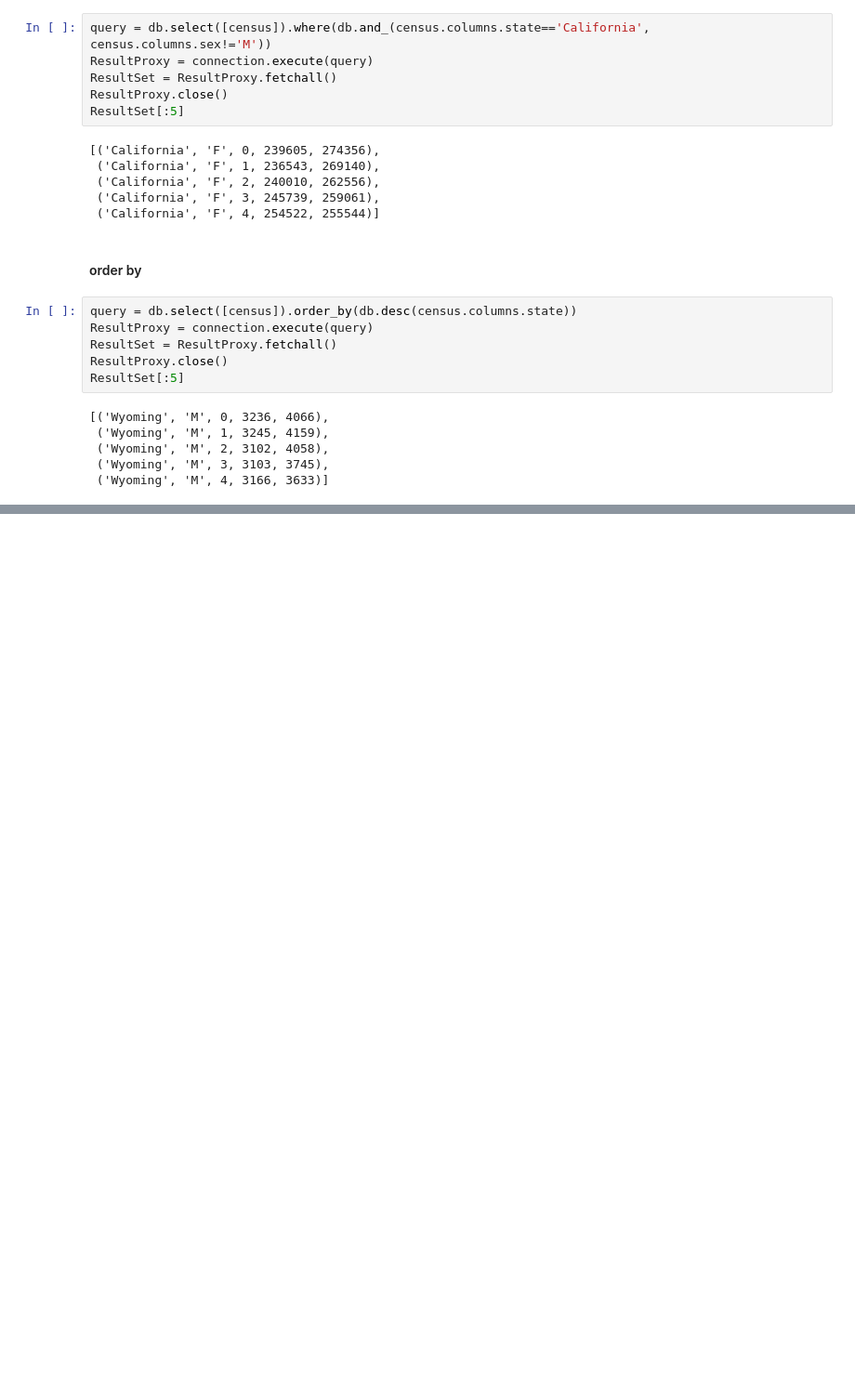
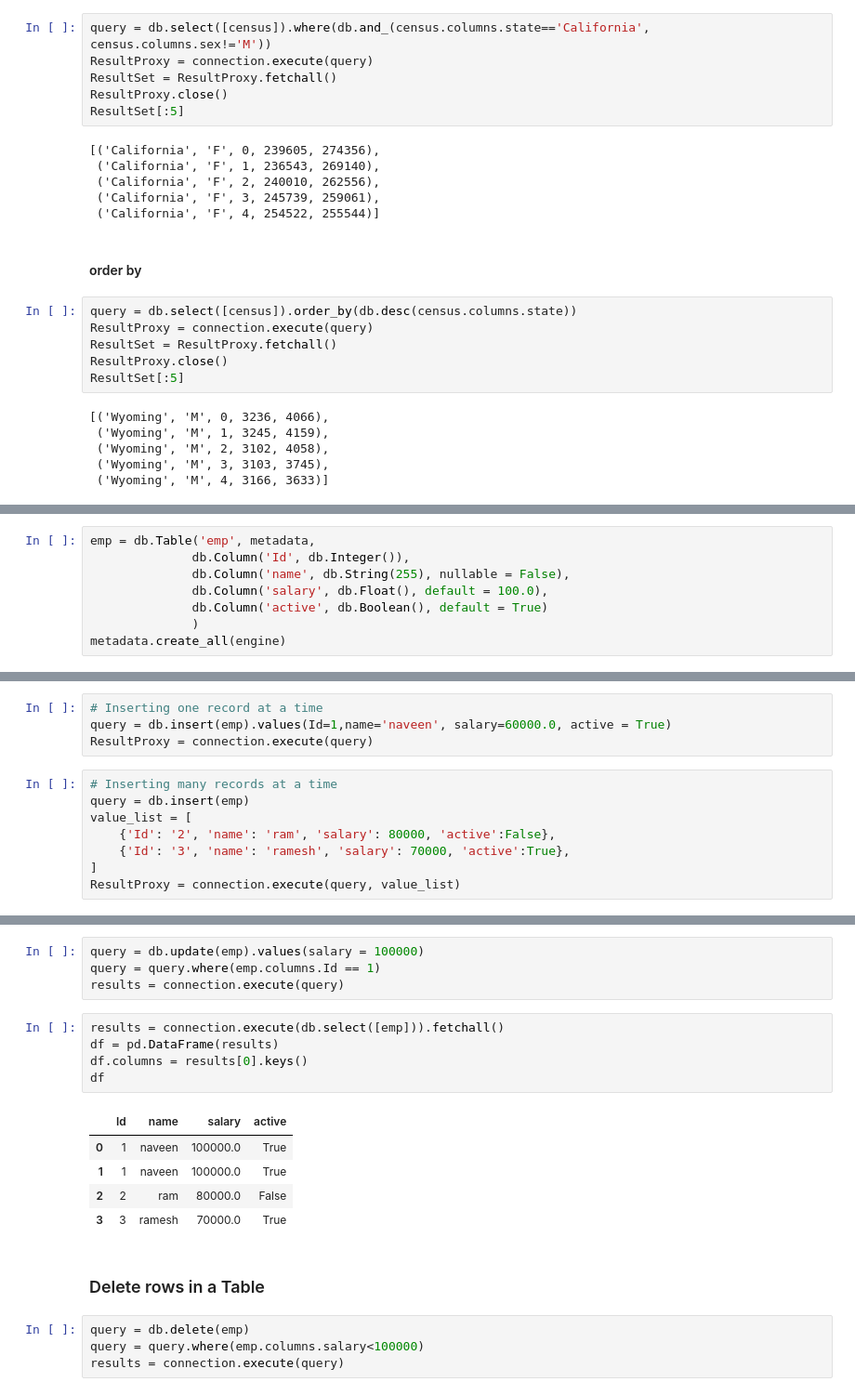
Before and after one commit to srjalan/machine-learning, a Jupyter notebook: SQLAlchemy Playground .ipynb, the cells around one changed output, grey strips where cells are left out. Shown at 93% size. Saved outputs shown, nothing was run; the diff lists cells and outputs as text; blank space fills up the shorter version.

```diff
--- a/SQLAlchemy Playground .ipynb
+++ b/SQLAlchemy Playground .ipynb
@@ -112,0 +207,8 @@ ResultSet[:5]
+# %%
+emp = db.Table('emp', metadata,
+              db.Column('Id', db.Integer()),
+              db.Column('name', db.String(255), nullable = False),
+              db.Column('salary', db.Float(), default = 100.0),
+              db.Column('active', db.Boolean(), default = True)
+              )
+metadata.create_all(engine)
@@ -112,0 +217,12 @@ ResultSet[:5]
+# %%
+# Inserting one record at a time
+query = db.insert(emp).values(Id=1,name='naveen', salary=60000.0, active = True)
+ResultProxy = connection.execute(query)
+# %%
+# Inserting many records at a time
+query = db.insert(emp)
+value_list = [
+    {'Id': '2', 'name': 'ram', 'salary': 80000, 'active':False},
+    {'Id': '3', 'name': 'ramesh', 'salary': 70000, 'active':True},
+]
+ResultProxy = connection.execute(query, value_list)
@@ -112,0 +241,21 @@ ResultSet[:5]
+# %%
+query = db.update(emp).values(salary = 100000)
+query = query.where(emp.columns.Id == 1)
+results = connection.execute(query)
+# %%
+results = connection.execute(db.select([emp])).fetchall()
+df = pd.DataFrame(results)
+df.columns = results[0].keys()
+df
+# %% [output]
+|  | Id | name | salary | active |
+| 0 | 1 | naveen | 100000.0 | True |
+| 1 | 1 | naveen | 100000.0 | True |
+| 2 | 2 | ram | 80000.0 | False |
+| 3 | 3 | ramesh | 70000.0 | True |
+# %% [markdown]
+### Delete rows in a Table
+# %%
+query = db.delete(emp)
+query = query.where(emp.columns.salary<100000)
+results = connection.execute(query)
```
Also changed, not shown: parts of 25 cells of this notebook, 1 other file.
